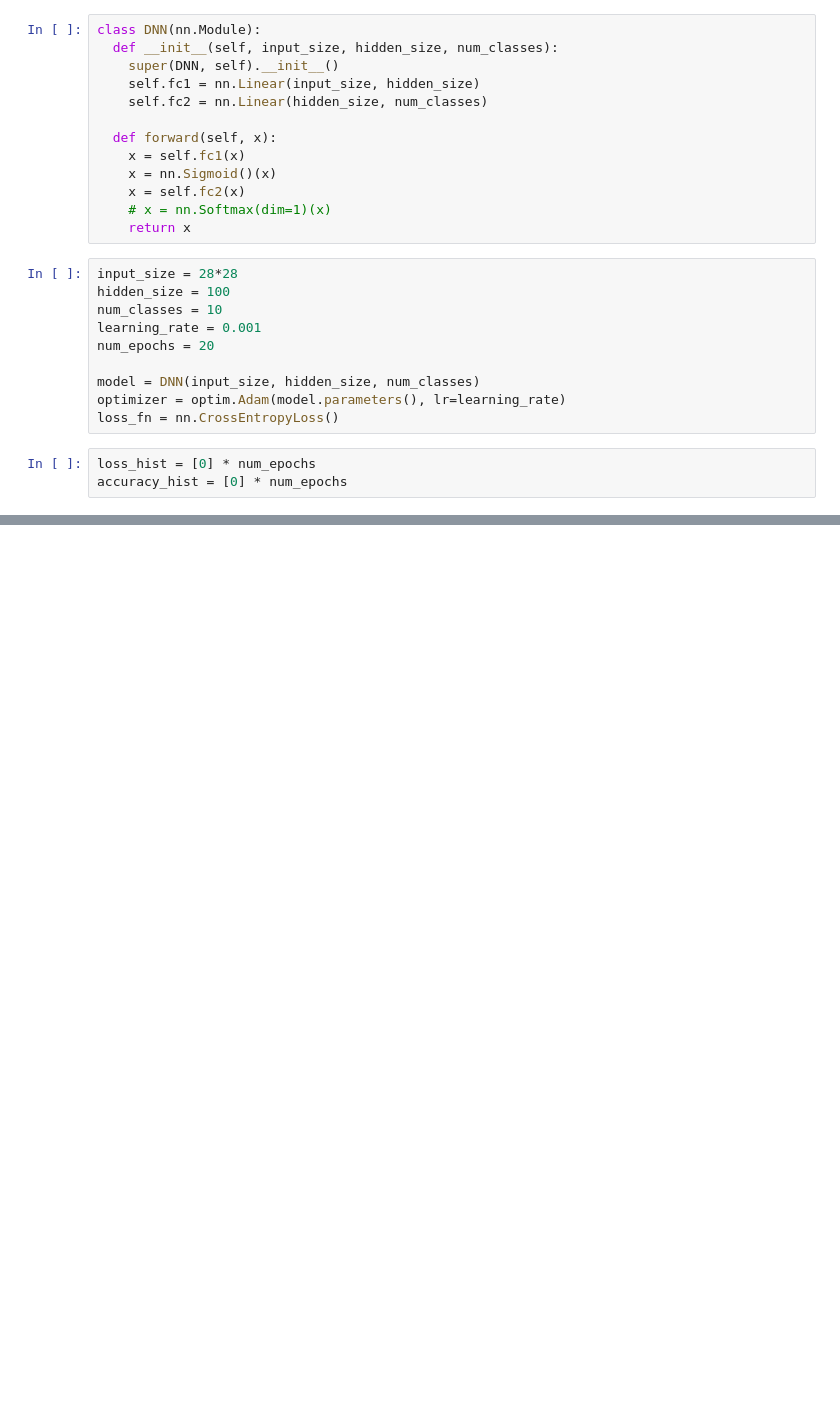
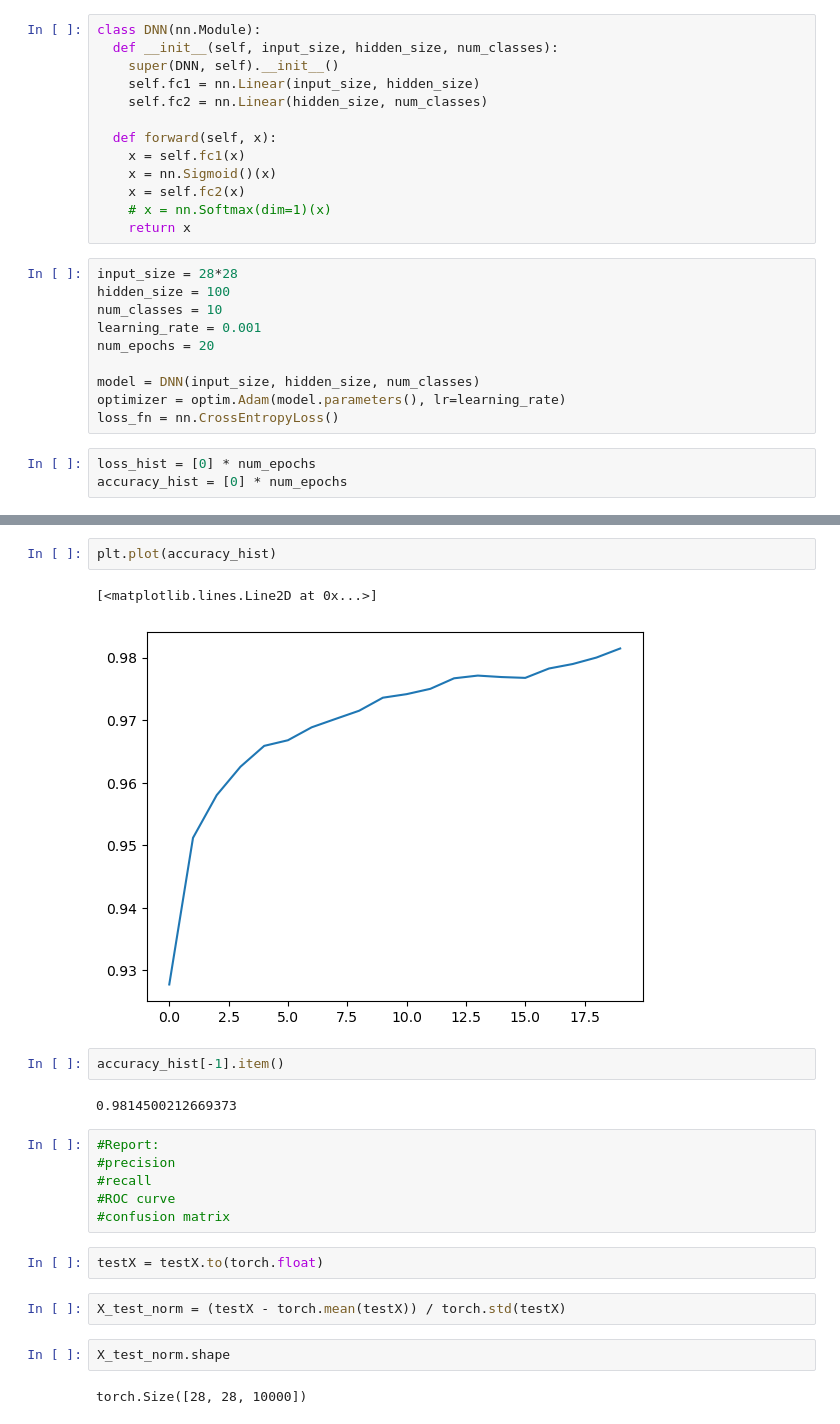
Before and after one commit to zzstephen/zzstephen, a Jupyter notebook: DL/mnist.ipynb, the cells around one changed output, grey strips where cells are left out. Drawn from its saved outputs; the diff is of its cells as text; blank space fills up the shorter version.

```diff
--- a/DL/mnist.ipynb
+++ b/DL/mnist.ipynb
@@ -134,0 +169,23 @@ for epoch in range(num_epochs):
+# %%
+plt.plot(accuracy_hist)
+# %% [output]
+[<matplotlib.lines.Line2D at 0x...>]
+[figure, added]
+# %%
+accuracy_hist[-1].item()
+# %% [output]
+0.9814500212669373
+# %%
+#Report:
+#precision
+#recall
+#ROC curve
+#confusion matrix
+# %%
+testX = testX.to(torch.float)
+# %%
+X_test_norm = (testX - torch.mean(testX)) / torch.std(testX)
+# %%
+X_test_norm.shape
+# %% [output]
+torch.Size([28, 28, 10000])
```
Also changed, not shown: parts of 17 cells of this notebook.
